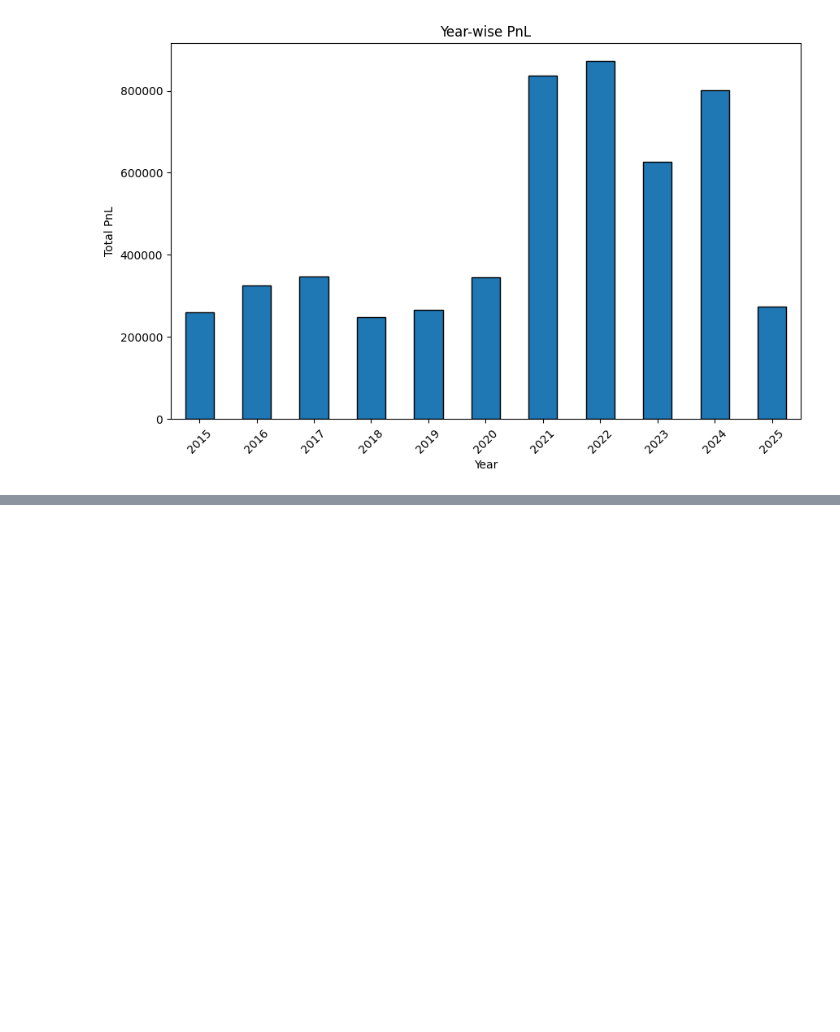
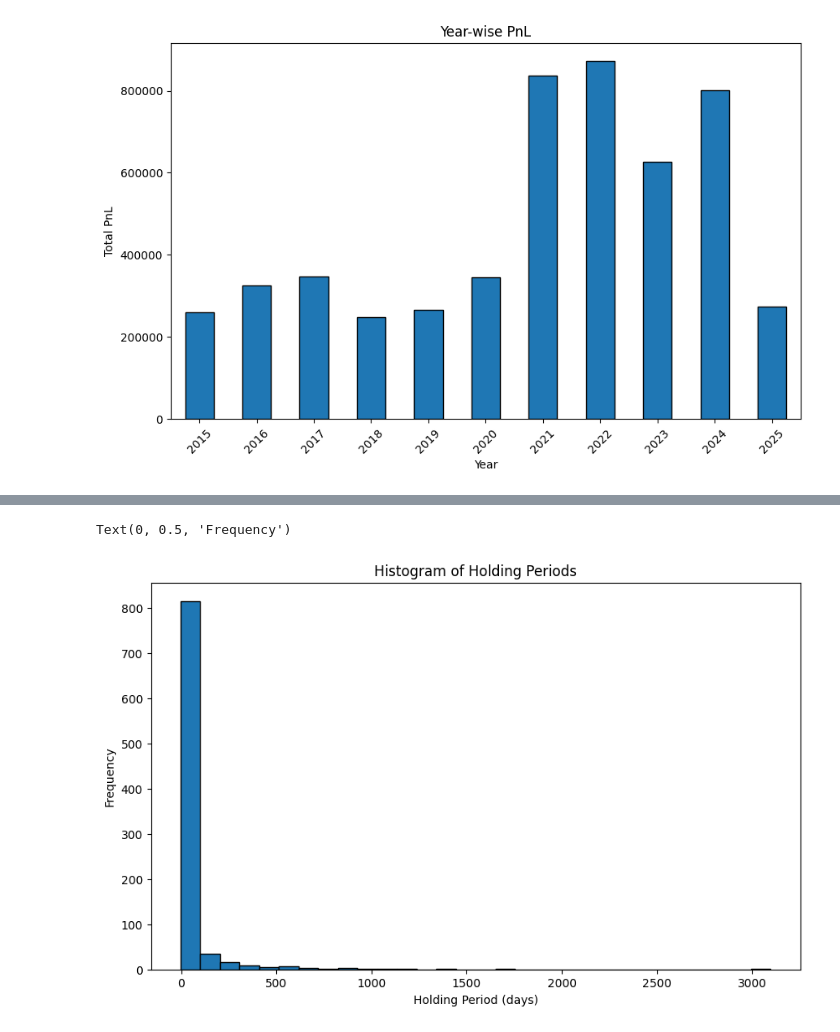
Before and after one commit to wishabhilash/strategy-notebooks, a Jupyter notebook: notebooks/NiftyShop-Fabtrader.ipynb, the cells around one changed output, grey strips where cells are left out. Drawn from its saved outputs; the diff is of its cells as text; code cells hidden in the pictures; blank space fills up the shorter version.

```diff
--- a/notebooks/NiftyShop-Fabtrader.ipynb
+++ b/notebooks/NiftyShop-Fabtrader.ipynb
@@ -356,0 +348,14 @@ losses_df
+# %%
+trades['holding_period'] = (trades['exit_time'] - trades['entry_time']).dt.days
+
+# ...existing code...
+import matplotlib.pyplot as plt
+
+plt.figure(figsize=(10, 6))
+trades['holding_period'].plot(kind='hist', bins=30, edgecolor='black')
+plt.title('Histogram of Holding Periods')
+plt.xlabel('Holding Period (days)')
+plt.ylabel('Frequency')
+# %% [output]
+Text(0, 0.5, 'Frequency')
+[figure, added]
```
Also changed, not shown: parts of 2 cells of this notebook, 1 other file.
